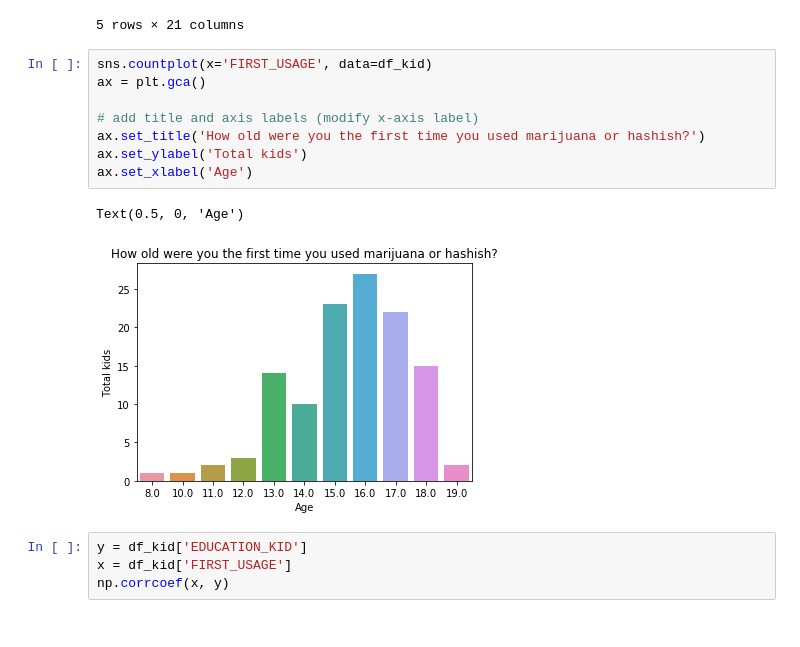
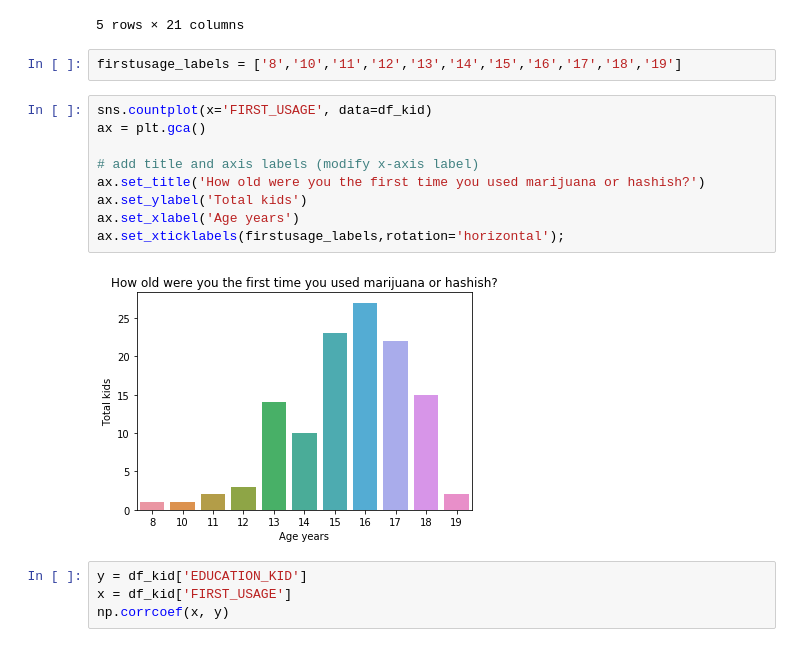
Before and after one commit to gthein/COGS108-FinalProject, a Jupyter notebook: Analysis_Queen.ipynb, the cells around one changed output. Cells and saved outputs as stored; diff of their text form.

```diff
--- a/Analysis_Queen.ipynb
+++ b/Analysis_Queen.ipynb
@@ -160,17 +178,19 @@ df_kid.head()
 | 50 | 83847.0 | 1.0 | 18.0 | 10.0 | NaN | NaN | NaN | 15.0 | 5.00 | ... |
 | 57 | 83862.0 | 2.0 | 19.0 | 15.0 | NaN | NaN | NaN | 9999.0 | NaN | ... |
 5 rows × 21 columns
+# %%
+firstusage_labels = ['8','10','11','12','13','14','15','16','17','18','19']
 # %%
 sns.countplot(x='FIRST_USAGE', data=df_kid)
 ax = plt.gca()
 
 # add title and axis labels (modify x-axis label)
 ax.set_title('How old were you the first time you used marijuana or hashish?')
 ax.set_ylabel('Total kids')
-ax.set_xlabel('Age')
+ax.set_xlabel('Age years')
+ax.set_xticklabels(firstusage_labels,rotation='horizontal');
 # %% [output]
-Text(0.5, 0, 'Age')
-[figure, old version]
+[figure, new version]
 # %%
 y = df_kid['EDUCATION_KID']
 x = df_kid['FIRST_USAGE']
```
Also changed, not shown: parts of 14 cells of this notebook.
